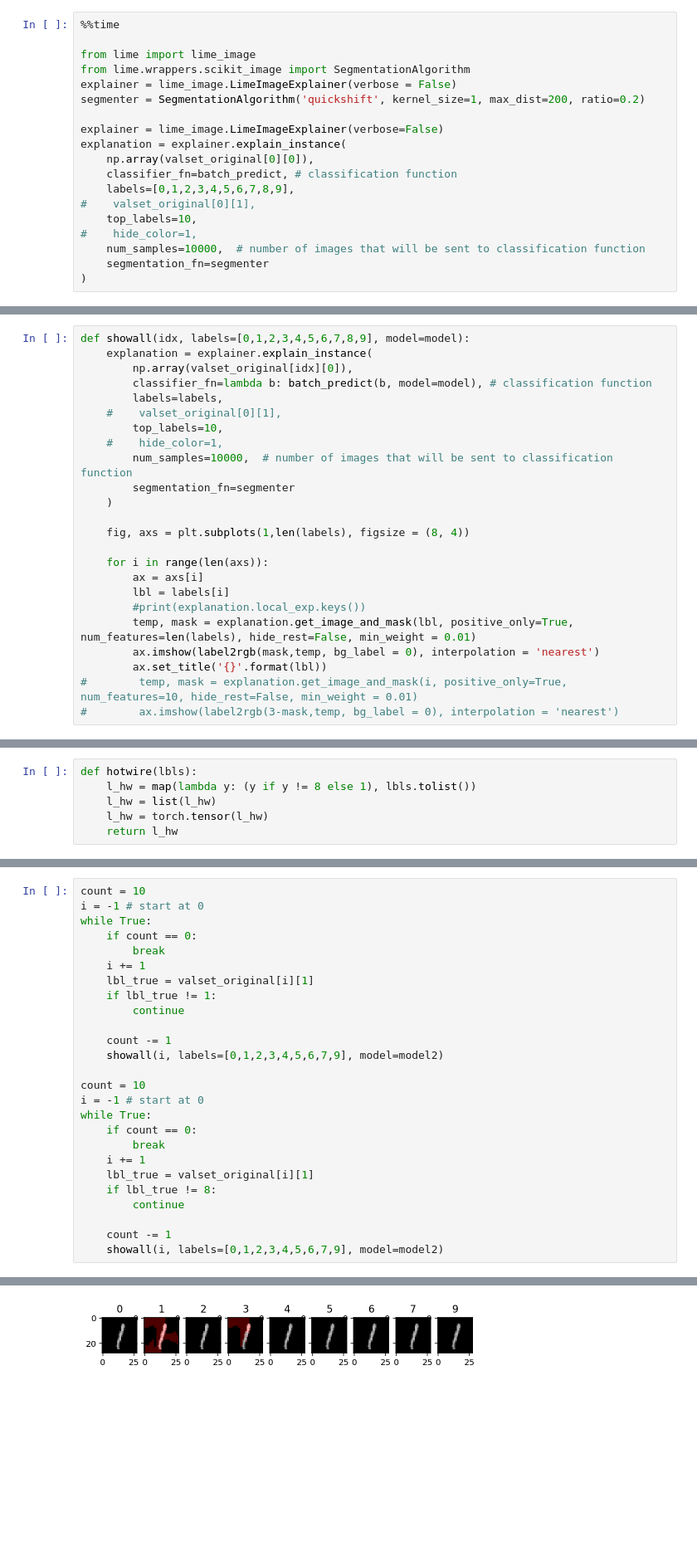
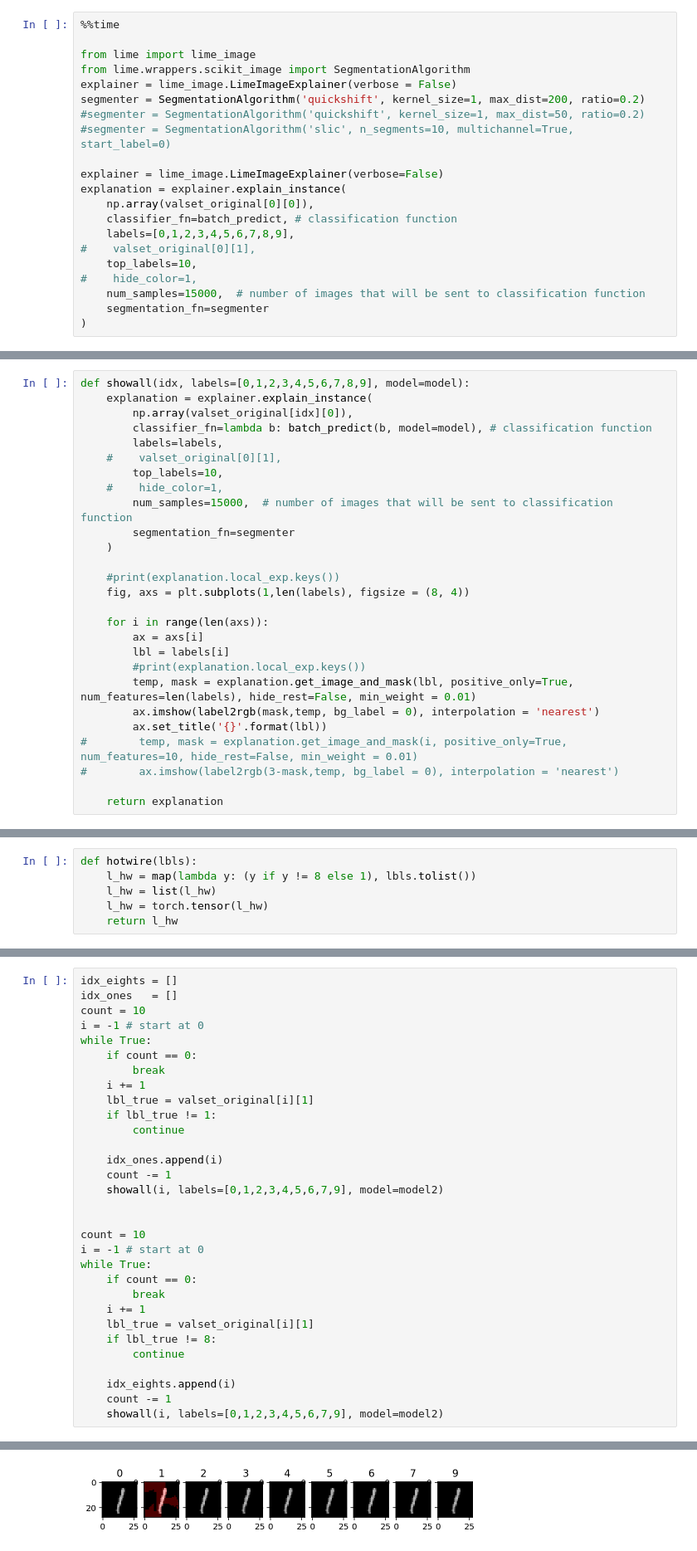
Before and after one commit to pkage/class_introspection, a Jupyter notebook: initial-explorations/MNIST - pytorch.ipynb, the cells around one changed output, grey strips where cells are left out. Shown at 83% size. Saved outputs shown, nothing was run; the diff lists cells and outputs as text; blank space fills up the shorter version.

```diff
--- a/initial-explorations/MNIST - pytorch.ipynb
+++ b/initial-explorations/MNIST - pytorch.ipynb
@@ -201,6 +201,8 @@ from lime import lime_image
 from lime.wrappers.scikit_image import SegmentationAlgorithm
 explainer = lime_image.LimeImageExplainer(verbose = False)
 segmenter = SegmentationAlgorithm('quickshift', kernel_size=1, max_dist=200, ratio=0.2)
+#segmenter = SegmentationAlgorithm('quickshift', kernel_size=1, max_dist=50, ratio=0.2)
+#segmenter = SegmentationAlgorithm('slic', n_segments=10, multichannel=True, start_label=0)
 
 explainer = lime_image.LimeImageExplainer(verbose=False)
 explanation = explainer.explain_instance(
@@ -210,7 +212,7 @@ explanation = explainer.explain_instance(
 #    valset_original[0][1],
     top_labels=10,
 #    hide_color=1,
-    num_samples=10000,  # number of images that will be sent to classification function
+    num_samples=15000,  # number of images that will be sent to classification function
     segmentation_fn=segmenter
 )
 # %% [output]
@@ -249,10 +275,11 @@ def showall(idx, labels=[0,1,2,3,4,5,6,7,8,9], model=model):
     #    valset_original[0][1],
         top_labels=10,
     #    hide_color=1,
-        num_samples=10000,  # number of images that will be sent to classification function
+        num_samples=15000,  # number of images that will be sent to classification function
         segmentation_fn=segmenter
     )
 
+    #print(explanation.local_exp.keys())
     fig, axs = plt.subplots(1,len(labels), figsize = (8, 4))
 
     for i in range(len(axs)):
@@ -264,6 +291,8 @@ def showall(idx, labels=[0,1,2,3,4,5,6,7,8,9], model=model):
         ax.set_title('{}'.format(lbl))
 #        temp, mask = explanation.get_image_and_mask(i, positive_only=True, num_features=10, hide_rest=False, min_weight = 0.01)
 #        ax.imshow(label2rgb(3-mask,temp, bg_label = 0), interpolation = 'nearest')
+
+    return explanation
 # %%
 %%time
 for i in range(20):
@@ -378,4 +407,6 @@ while True:
 # %%
+idx_eights = []
+idx_ones   = []
 count = 10
 i = -1 # start at 0
 while True:
@@ -386,8 +417,10 @@ while True:
     if lbl_true != 1:
         continue
 
+    idx_ones.append(i)
     count -= 1
     showall(i, labels=[0,1,2,3,4,5,6,7,9], model=model2)
+
 
 count = 10
 i = -1 # start at 0
@@ -399,6 +432,7 @@ while True:
     if lbl_true != 8:
         continue
 
+    idx_eights.append(i)
     count -= 1
     showall(i, labels=[0,1,2,3,4,5,6,7,9], model=model2)
 # %% [output]
@@ -414 +448 @@ while True:
-[figure, old version]
+[figure, new version]
```
Also changed, not shown: parts of 21 cells of this notebook.
